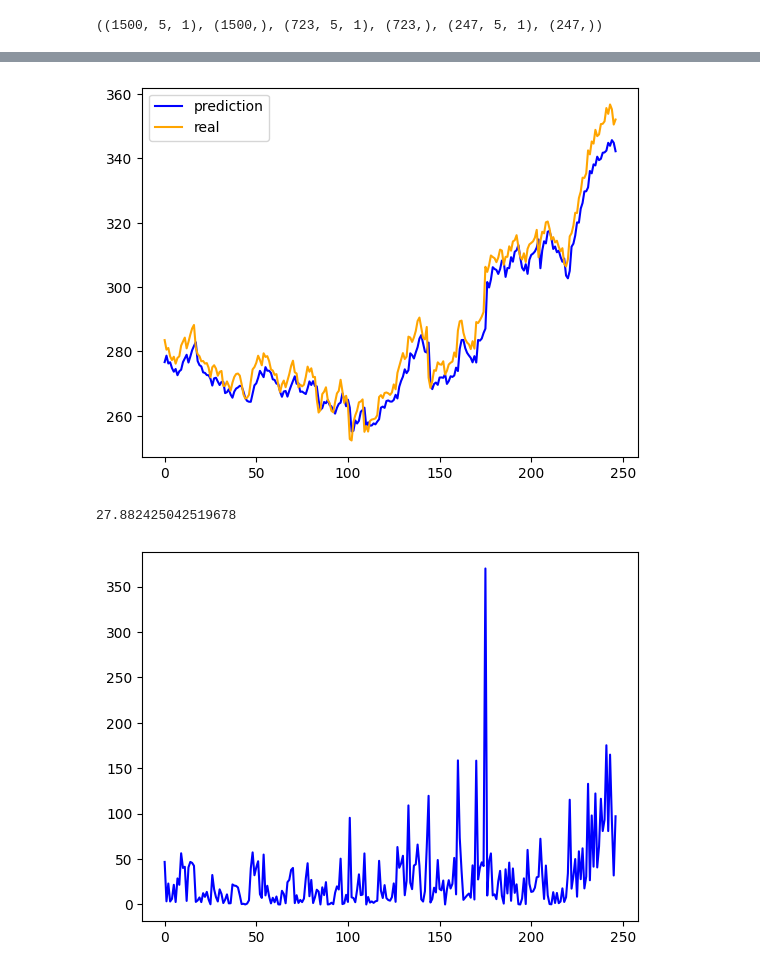
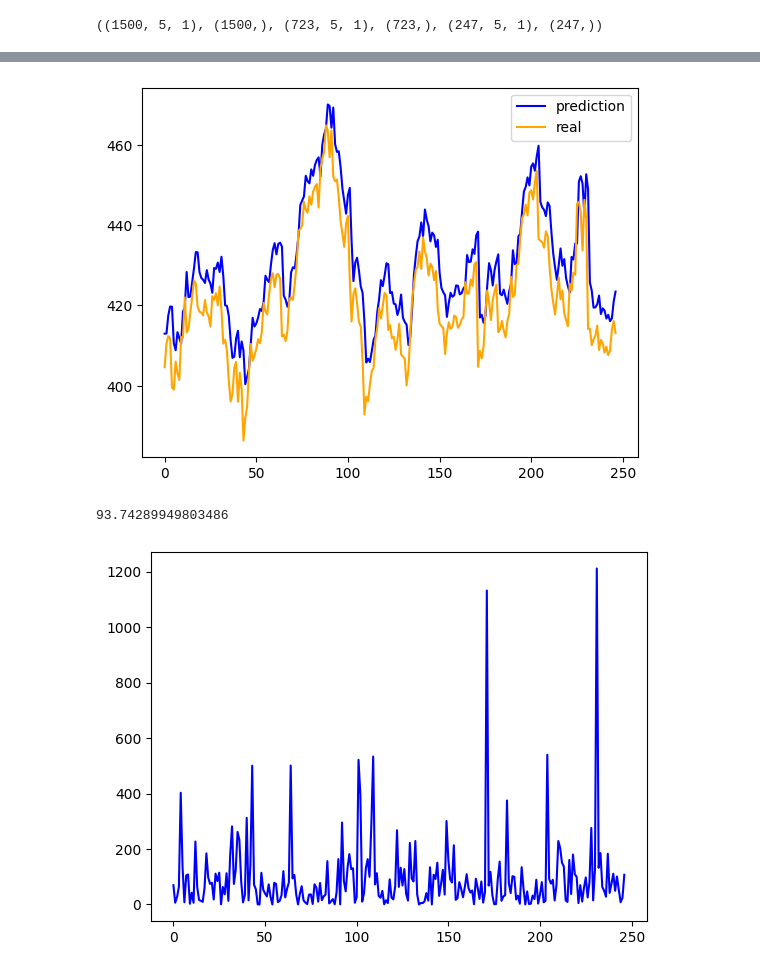
Before and after one commit to numisrm/Price_and_volatility_predicitons, a Jupyter notebook: Close_Data.ipynb, the cells around one changed output, grey strips where cells are left out. Saved outputs shown, nothing was run; the diff lists cells and outputs as text; code cells hidden in the pictures.

```diff
--- a/Close_Data.ipynb
+++ b/Close_Data.ipynb
@@ -25,13 +25,14 @@ close
 | 2025-02-21 | 245.460007 | 218.970001 | 480.480408 | 182.044998 | 161.630005 | 694.005005 | 413.100006 | 139.044998 | 347.359894 | 352.054993 |
 252 rows × 10 columns
 # %%
-stock_to_use = 'AAPL'
-stocks = ['AAPL', 'AMZN', 'BRK-B', 'GOOGL', 'JNJ', 'META', 'MSFT', 'NVDA', 'TSLA', 'V']
+#stock_to_use = 'AAPL'
+stocks = ['AAPL', 'AMZN', 'BRK-B', 'GOOGL', 'JNJ', 'META', 'NVDA', 'TSLA', 'V', 'MSFT']
 stock_data = []
 for i in stocks:
     stock_data.append(close[i])
-    close[i].plot()
+    close[i].plot(label=i)
 
+plt.legend()
 #stock = close[stock_to_use]
 #stock.plot()
 # %% [output]
@@ -130,6 +132,6 @@ checkpoint_path = 'model1/best_model.keras'
 cp1 = ModelCheckpoint(checkpoint_path, save_best_only=True)
 # %%
 train_predictions = model1.predict(X_test1).flatten()
-train_results = pd.DataFrame(data={'Train Predictions':train_predictions, 'Actuals':y_test1})
+train_results = pd.DataFrame(data={'Test Predictions':train_predictions, 'Actuals':y_test1})
 train_results
 # %% [output]
@@ -149,15 +151,15 @@ train_results
 247 rows × 2 columns
 # %%
 import matplotlib.pyplot as plt
-plt.plot(train_results['Train Predictions'][:], color='blue', label='prediction')
+plt.plot(train_results['Test Predictions'][:], color='blue', label='prediction')
 plt.plot(train_results['Actuals'][:], color='orange', label='real')
 plt.legend()
 plt.show()
 # %% [output]
-[figure, old version]
+[figure, new version]
 # %%
-plt.plot(np.abs(train_results['Train Predictions'][:]-train_results['Actuals'][:])**2, color='blue', label='prediction')
-print(np.mean(np.abs(train_results['Train Predictions'][:]-train_results['Actuals'][:])**2))
+plt.plot(np.abs(train_results['Test Predictions'][:]-train_results['Actuals'][:])**2, color='blue', label='prediction')
+print(np.mean(np.abs(train_results['Test Predictions'][:]-train_results['Actuals'][:])**2))
 # %% [output]
-27.882425042519678
+93.74289949803486
-[figure, old version]
+[figure, new version]
```
Also changed, not shown: parts of 9 cells of this notebook, 3 other files.
